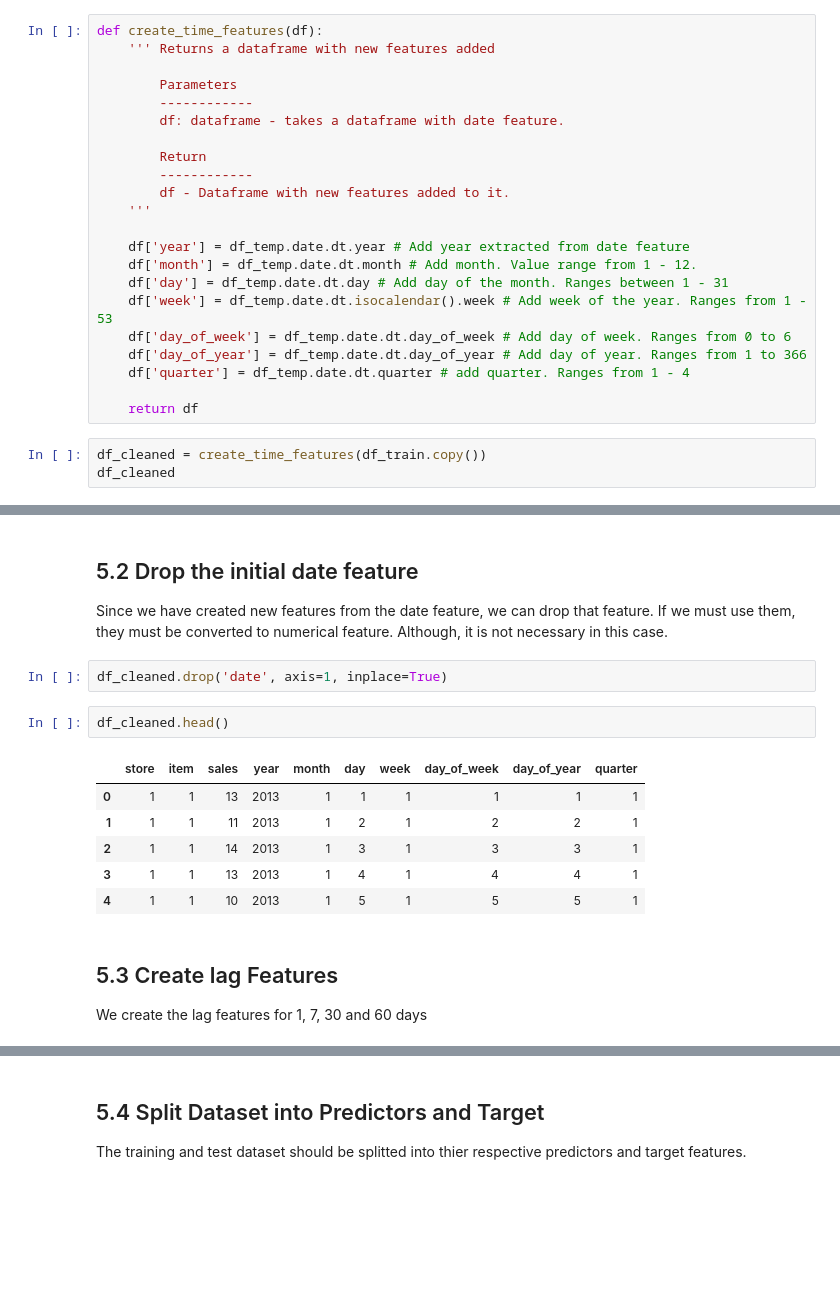
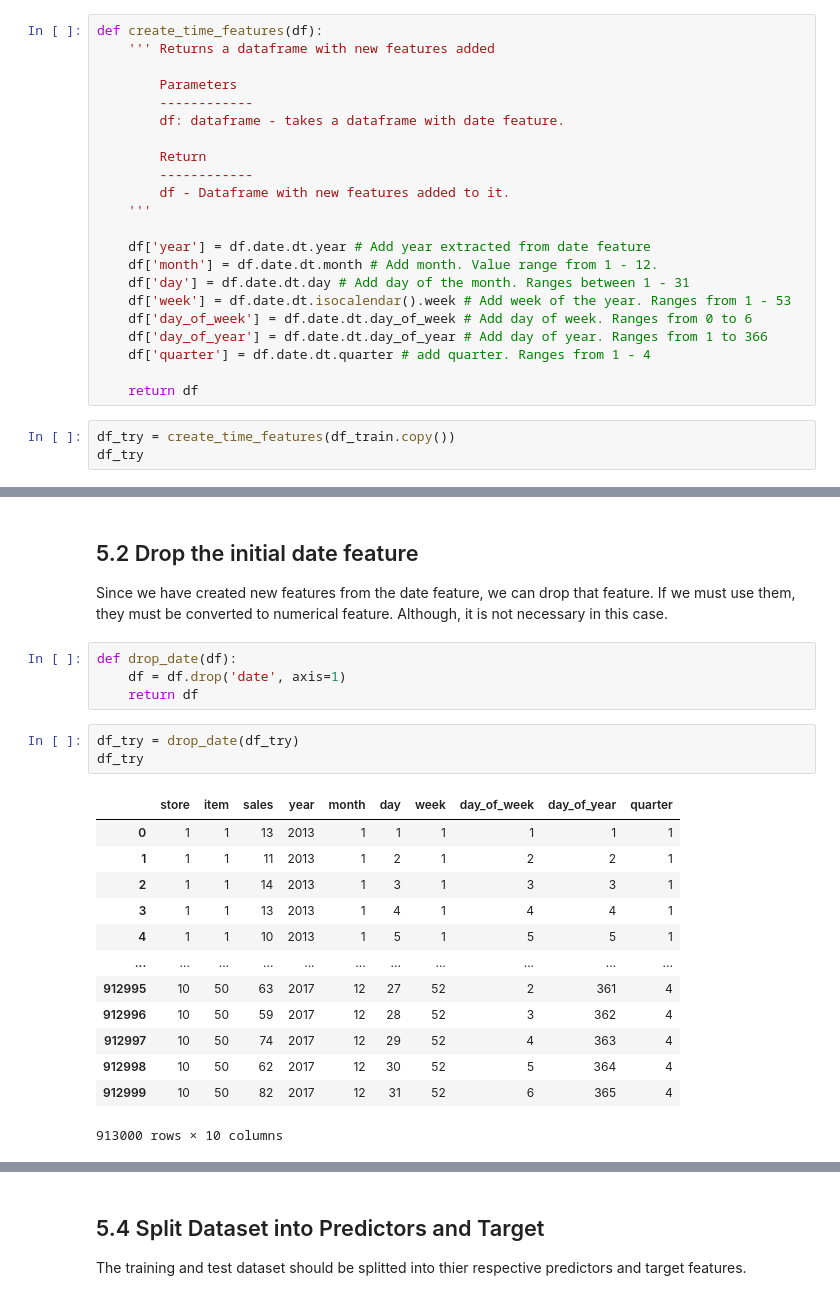
Before and after one commit to Abdul4code/multi_store_sales_prediction, a Jupyter notebook: Notebook.ipynb, the cells around one changed output, grey strips where cells are left out. Saved outputs shown, nothing was run; the diff lists cells and outputs as text; blank space fills up the shorter version.

```diff
--- a/Notebook.ipynb
+++ b/Notebook.ipynb
@@ -373,18 +393,18 @@ def create_time_features(df):
         df - Dataframe with new features added to it.
     '''
 
-    df['year'] = df_temp.date.dt.year # Add year extracted from date feature
-    df['month'] = df_temp.date.dt.month # Add month. Value range from 1 - 12.
-    df['day'] = df_temp.date.dt.day # Add day of the month. Ranges between 1 - 31
-    df['week'] = df_temp.date.dt.isocalendar().week # Add week of the year. Ranges from 1 - 53
-    df['day_of_week'] = df_temp.date.dt.day_of_week # Add day of week. Ranges from 0 to 6
-    df['day_of_year'] = df_temp.date.dt.day_of_year # Add day of year. Ranges from 1 to 366
-    df['quarter'] = df_temp.date.dt.quarter # add quarter. Ranges from 1 - 4
+    df['year'] = df.date.dt.year # Add year extracted from date feature
+    df['month'] = df.date.dt.month # Add month. Value range from 1 - 12.
+    df['day'] = df.date.dt.day # Add day of the month. Ranges between 1 - 31
+    df['week'] = df.date.dt.isocalendar().week # Add week of the year. Ranges from 1 - 53
+    df['day_of_week'] = df.date.dt.day_of_week # Add day of week. Ranges from 0 to 6
+    df['day_of_year'] = df.date.dt.day_of_year # Add day of year. Ranges from 1 to 366
+    df['quarter'] = df.date.dt.quarter # add quarter. Ranges from 1 - 4
 
     return df
 # %%
-df_cleaned = create_time_features(df_train.copy())
-df_cleaned
+df_try = create_time_features(df_train.copy())
+df_try
 # %% [output]
 |  | date | store | item | sales | year | month | day | week | day_of_week | day_of_year | ... |
 | 0 | 2013-01-01 | 1 | 1 | 13 | 2013 | 1 | 1 | 1 | 1 | 1 | ... |
@@ -404,17 +424,23 @@ df_cleaned
 
 Since we have created new features from the date feature, we can drop that feature. If we must use them, they must be converted to numerical feature. Although, it is not necessary in this case.
 # %%
-df_cleaned.drop('date', axis=1, inplace=True)
+def drop_date(df):
+    df = df.drop('date', axis=1)
+    return df
 # %%
-df_cleaned.head()
+df_try = drop_date(df_try)
+df_try
 # %% [output]
 |  | store | item | sales | year | month | day | week | day_of_week | day_of_year | quarter |
 | 0 | 1 | 1 | 13 | 2013 | 1 | 1 | 1 | 1 | 1 | 1 |
 | 1 | 1 | 1 | 11 | 2013 | 1 | 2 | 1 | 2 | 2 | 1 |
 | 2 | 1 | 1 | 14 | 2013 | 1 | 3 | 1 | 3 | 3 | 1 |
 | 3 | 1 | 1 | 13 | 2013 | 1 | 4 | 1 | 4 | 4 | 1 |
 | 4 | 1 | 1 | 10 | 2013 | 1 | 5 | 1 | 5 | 5 | 1 |
+| ... | ... | ... | ... | ... | ... | ... | ... | ... | ... | ... |
+| 912995 | 10 | 50 | 63 | 2017 | 12 | 27 | 52 | 2 | 361 | 4 |
+| 912996 | 10 | 50 | 59 | 2017 | 12 | 28 | 52 | 3 | 362 | 4 |
+| 912997 | 10 | 50 | 74 | 2017 | 12 | 29 | 52 | 4 | 363 | 4 |
+| 912998 | 10 | 50 | 62 | 2017 | 12 | 30 | 52 | 5 | 364 | 4 |
+| 912999 | 10 | 50 | 82 | 2017 | 12 | 31 | 52 | 6 | 365 | 4 |
+913000 rows × 10 columns
-# %% [markdown]
-## 5.3 Create lag Features
-
-We create the lag features for 1, 7, 30 and 60 days
```
Also changed, not shown: parts of 34 cells of this notebook, 1 other file.
